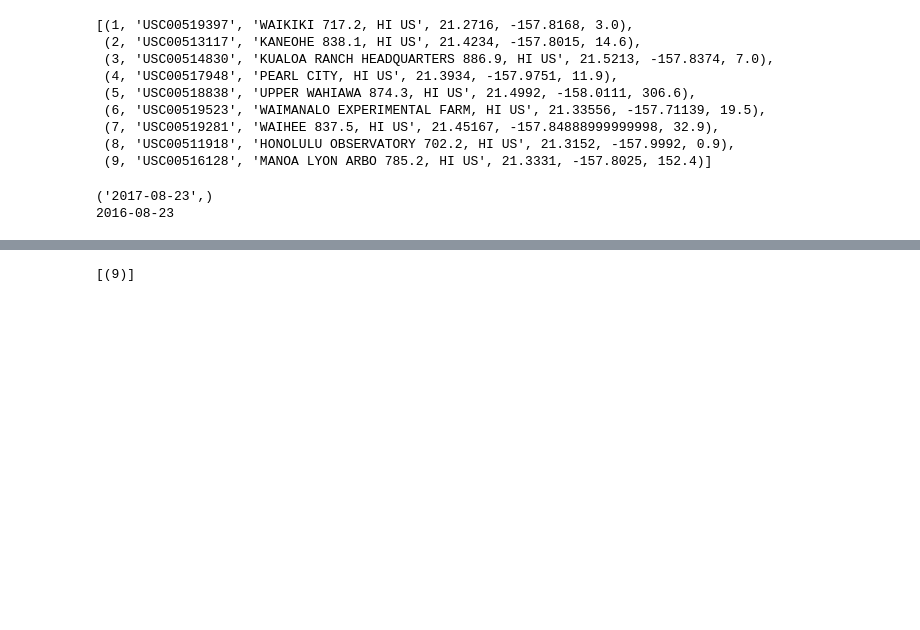
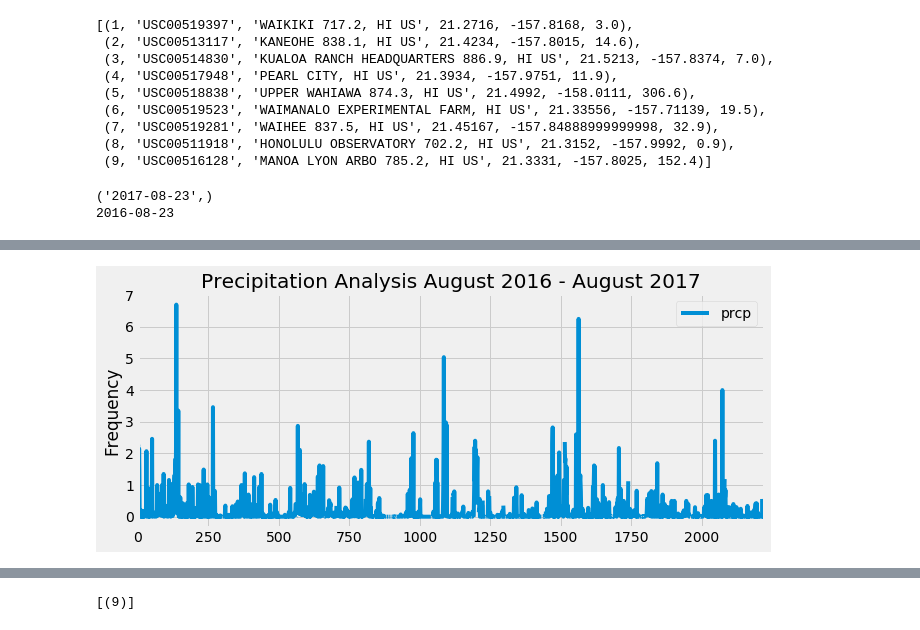
Before and after one commit to astoriajosh28/myhomework, a Jupyter notebook: HW#10/climate_starter.ipynb, the cells around one changed output, grey strips where cells are left out. Saved outputs shown, nothing was run; the diff lists cells and outputs as text; code cells hidden in the pictures; blank space fills up the shorter version.

```diff
--- a/HW#10/climate_starter.ipynb
+++ b/HW#10/climate_starter.ipynb
@@ -62,3 +62,16 @@ print(previousyear)
 # %% [output]
 ('2017-08-23',)
 2016-08-23
+# %%
+#session query
+prcp = session.query(Measurement.prcp, Measurement.date).\
+    filter(Measurement.date > previousyear).\
+    order_by(Measurement.date).all()
+
+#sort by dates
+prcpdf.sort_values(by=['date'])
+
+#dataframe
+prcpdf = pd.DataFrame(prcp)
+prcpdf.dropna(how='all')
+prcpdf.head()
@@ -65,3 +85,11 @@ print(previousyear)
+# %%
+#Plot Results using plot method
+ax = prcpdf.plot(figsize=(10,4))
+ax.set_title("Precipitation Analysis August 2016 - August 2017")
+ax.set_ylabel('Frequency')
+plt.show()
+# %% [output]
+[figure, added]
 # %% [markdown]
 ![precipitation](Images/precipitation.png)
 # %%
```
Also changed, not shown: parts of 1 cell of this notebook.
